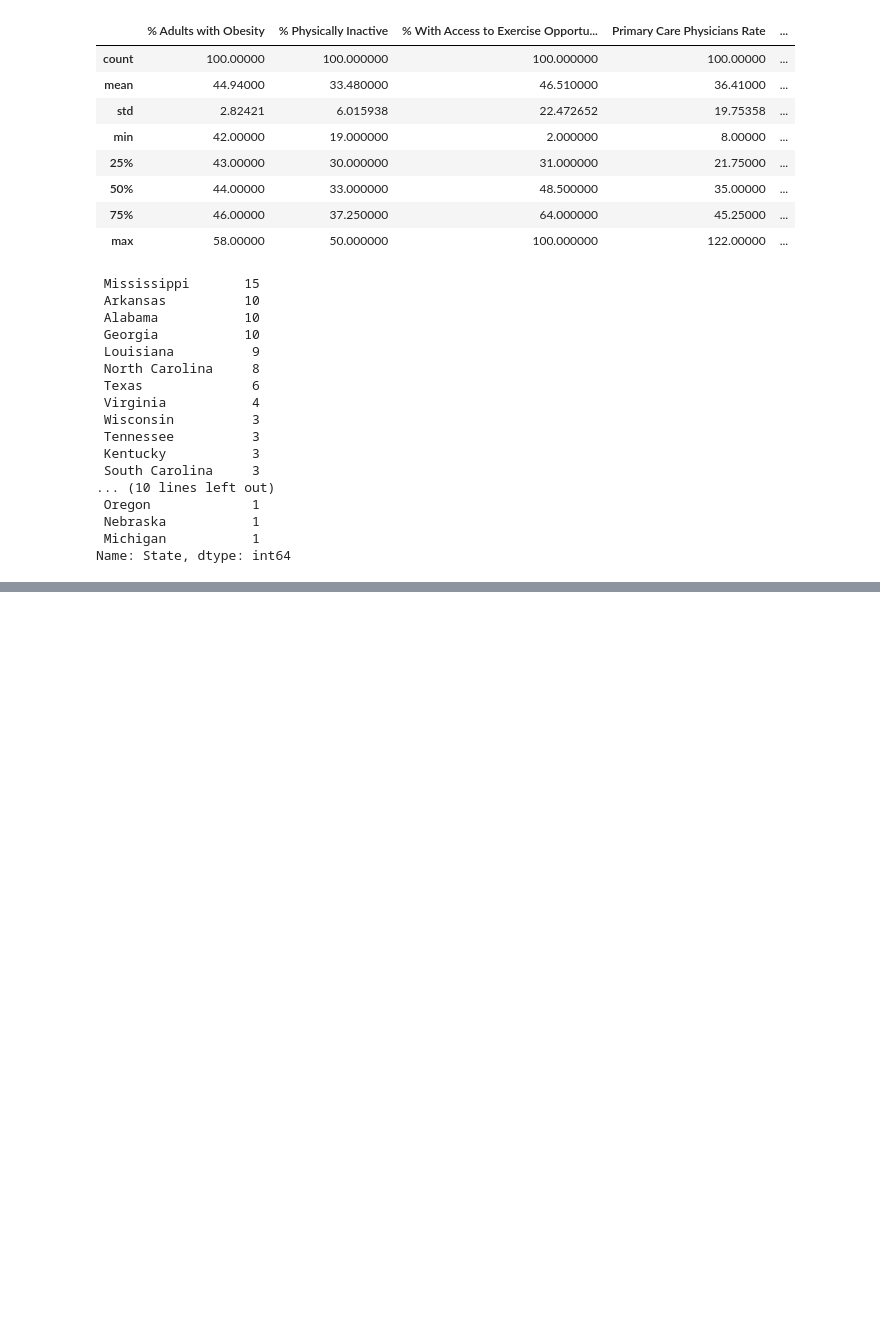
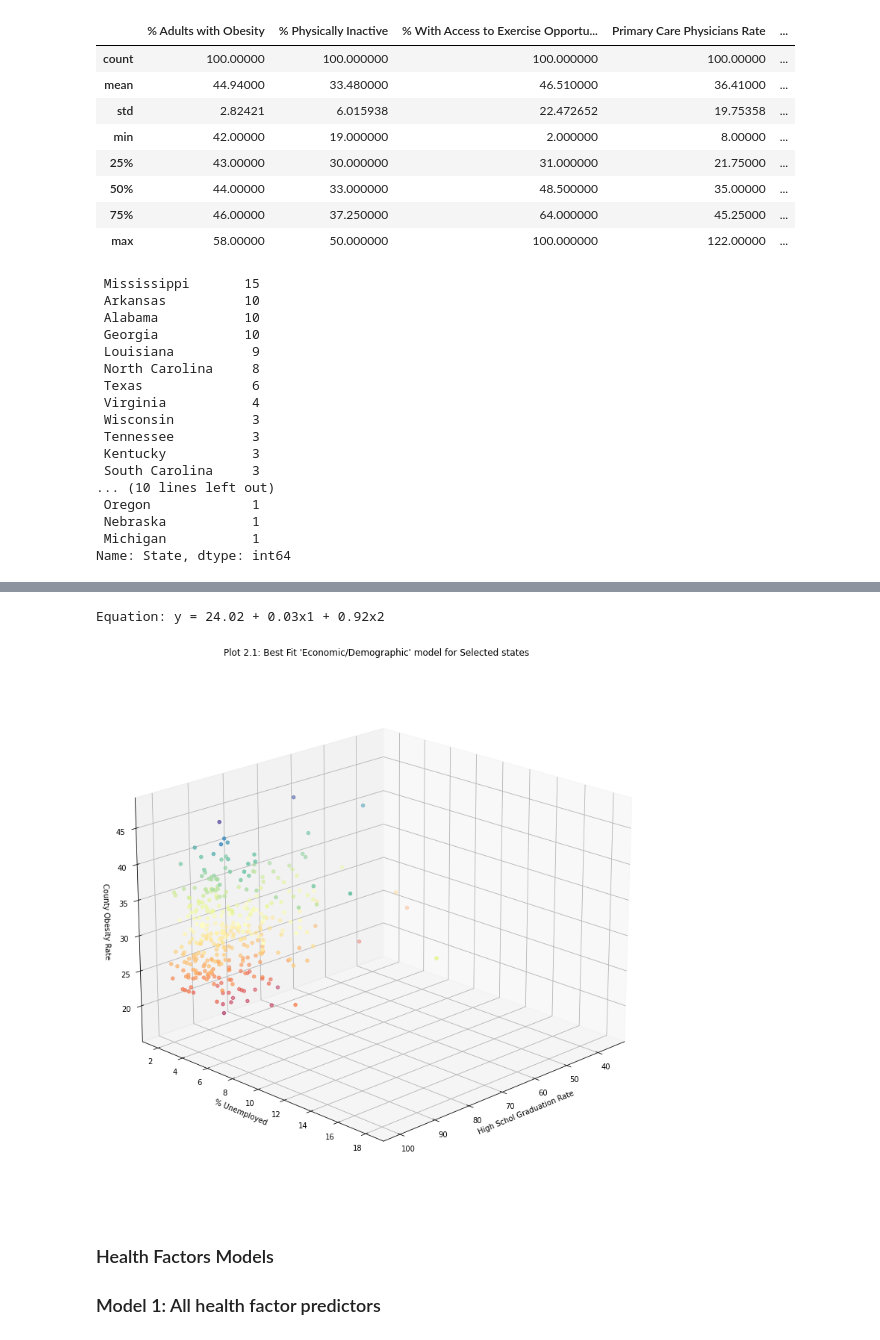
Before and after one commit to katrinan029/project-movat, a Jupyter notebook: Project code.ipynb, the cells around one changed output, grey strips where cells are left out. Saved outputs shown, nothing was run; the diff lists cells and outputs as text; code cells hidden in the pictures; blank space fills up the shorter version.

```diff
--- a/Project code.ipynb
+++ b/Project code.ipynb
@@ -855,0 +731,6 @@ Name: State, dtype: int64
+# %%
+csvpath = "./final_dataframe.csv"
+omni_df = pd.read_csv(csvpath)
+sample_df = omni_df.loc[(omni_df["State"]==" California") | (omni_df["State"]==" Texas") | (omni_df["State"]==" Florida") ]
+sample_df.head()
+sample_df.to_csv("output_diagrams/modeling_data.csv",index=False)
@@ -855,0 +870,4 @@ Name: State, dtype: int64
+# %%
+X = sample_df[['High School Graduation Rate', '% Unemployed']].astype(float)
+Y = sample_df['% Adults with Obesity'].astype(float)
+X.head()
@@ -855,0 +881,8 @@ Name: State, dtype: int64
+# %%
+regr = linear_model.LinearRegression()
+regr.fit(X, Y)
+
+print('Intercept: \n', regr.intercept_)
+print('Coefficients: \n', regr.coef_)
+print("Equation: y = {:.2f} + {:.2f}x1 + {:.2f}x2".format(regr.intercept_, regr.coef_[0],
+                                                         regr.coef_[1]))
@@ -855,0 +929,20 @@ Name: State, dtype: int64
+# %%
+
+fig = plt.figure(1, figsize=(10, 10))
+axes = Axes3D(fig, elev=20, azim=45)
+axes.scatter(sample_df["High School Graduation Rate"], sample_df["% Unemployed"], sample_df['% Adults with Obesity'], c=sample_df['% Adults with Obesity'], cmap=plt.cm.get_cmap("Spectral"))
+plt.title("Plot 2.1: Best Fit 'Economic/Demographic' model for Selected states")
+axes.set_xlabel("High Schol Graduation Rate")
+axes.set_ylabel("% Unemployed")
+axes.set_zlabel("County Obesity Rate")
+print("Equation: y = {:.2f} + {:.2f}x1 + {:.2f}x2".format(regr.intercept_, regr.coef_[0],
+                                                         regr.coef_[1]))
+plt.savefig("output_diagrams/Plot 2-1.png")
+plt.show()
+# %% [output]
+Equation: y = 24.02 + 0.03x1 + 0.92x2
+[figure, added]
+# %% [markdown]
+### Health Factors Models
+
+### Model 1: All health factor predictors
```
Also changed, not shown: parts of 91 cells of this notebook, 5 other files.
